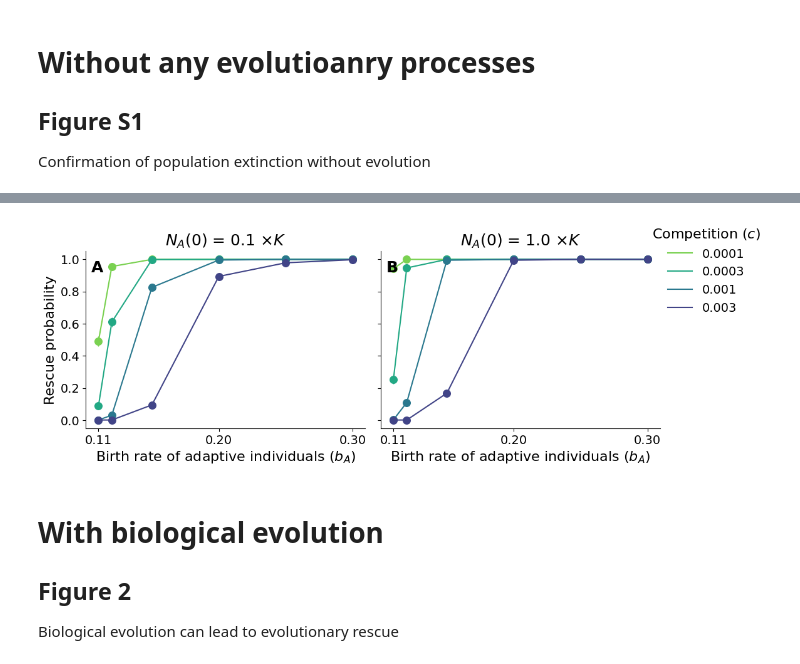
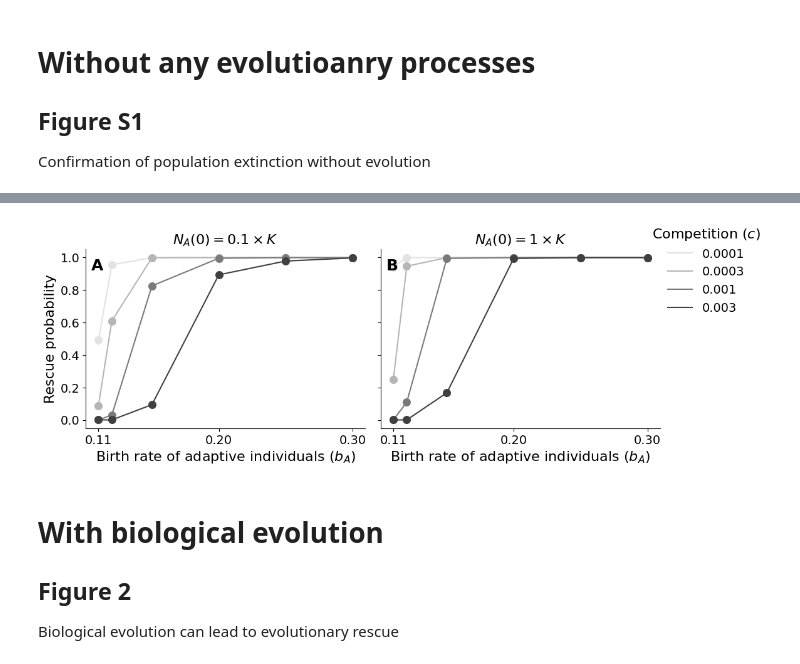
Before and after one commit to ShotaSHIBASAKI/Biological_Cultural_Evolutionary_Rescue, a Jupyter notebook: Analysis.ipynb, the cells around one changed output, grey strips where cells are left out. Saved outputs shown, nothing was run; the diff lists cells and outputs as text; code cells hidden in the pictures.

```diff
--- a/Analysis.ipynb
+++ b/Analysis.ipynb
@@ -91,7 +102,7 @@ ax_traj.set_ylabel("Population size", fontsize=16)
 
 
 groups = list(df_base.groupby("c"))
-palette = sns.color_palette("viridis_r", n_colors=len(groups))
+palette = sns.color_palette("Greys", n_colors=len(groups))
 
 for (color, (c_val, df_c)) in zip(palette, groups):
 
@@ -186,6 +217,13 @@ def format_mu(mu):
     else:
         return rf"$10^{{{int(np.log10(mu))}}}$"
 
+def make_palette(values, gap=0.3, half="blue"):
+    values = np.sort(np.unique(values))
+    base = plt.get_cmap("coolwarm")
+    lo, hi = (1 - gap, 1.0) if half == "red" else (gap, 0.0)
+    colors = base(np.linspace(lo, hi, len(values)))
+    return dict(zip(values, colors))
+
 df=pd.read_csv('BaselineModel_adaptive.csv')
 #df_drift=df[(df["init_fraction"] == 1)].copy() # initial population size = 1 x K
 #df_thre=df[(df["init_fraction"] == 0.1)].copy() # initial population size = 0.1 x K
@@ -195,6 +233,7 @@ df[["rescue_prob","ci_lower", "ci_upper"]] = df.apply(
     beta_credible_interval,
     axis=1
 )
+
 g = sns.FacetGrid(
     df,
     col="init_fraction",
@@ -202,7 +241,7 @@ g = sns.FacetGrid(
     col_wrap=2,
     height=4,
     aspect=1.1,
-    palette="viridis_r",
+    palette="Greys",
     sharey=True
 )
 
@@ -215,36 +254,38 @@ g.map_dataframe(
 g.map_dataframe(scatter_with_ci)
 for ax in g.axes.flat:
     ax.tick_params(axis='both', which='major', labelsize=14)
 g.set_axis_labels(r"Birth rate of adaptive individuals ($b_A$)", "Rescue probability", fontsize=16)
-g.set_titles(col_template=r"$N_A(0)$ = {col_name} $\times K$", size=18)
+# ---------- titles, labels and ticks ----------
+for ax, frac in zip(g.axes.flat, g.col_names):
+    ax.set_title(rf"$N_A(0) = {frac:g} \times K$", fontsize=16)
 g.set(ylim=(-0.05, 1.05))
 g.add_legend(title="Competition ($c$)", prop={"size": 14})
 g.legend.set_bbox_to_anchor((1.15, 0.8))
 g.legend.set_frame_on(False)
 g.legend.get_title().set_fontsize(16)
 g.tight_layout(rect=[0, 0, 0.85, 1])
 xticks = np.array([0.11, 0.2, 0.3])
 for ax in g.axes.flat:
     ax.set_xticks(xticks)
 
 panel_labels = string.ascii_uppercase  # 'A', 'B', 'C', ...
 
 for ax, label in zip(g.axes.flat, panel_labels):
     ax.text(
         0.02, 0.95, label,
         transform=ax.transAxes,
         fontsize=18,
         fontweight='bold',
         va='top',
         ha='left'
     )
 
 plt.tight_layout()
-fname='Baseline_adaptive.pdf'
+fname='Baseline_adaptive.eps'
 plt.savefig(fname, dpi=300, bbox_inches='tight')
 plt.show()
 # %% [output]
-[figure, old version]
+[figure, new version]
 # %% [markdown]
 # With biological evolution
 ## Figure 2
```
Also changed, not shown: parts of 43 cells of this notebook, 1 other file.
